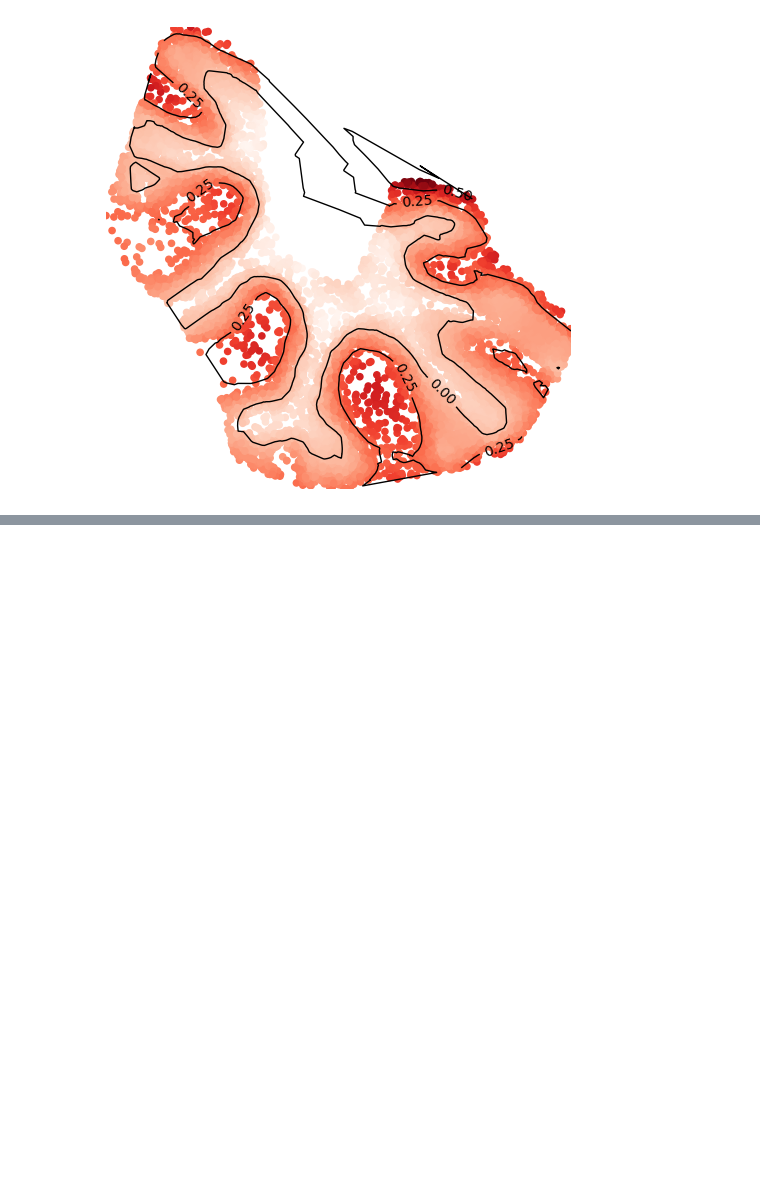
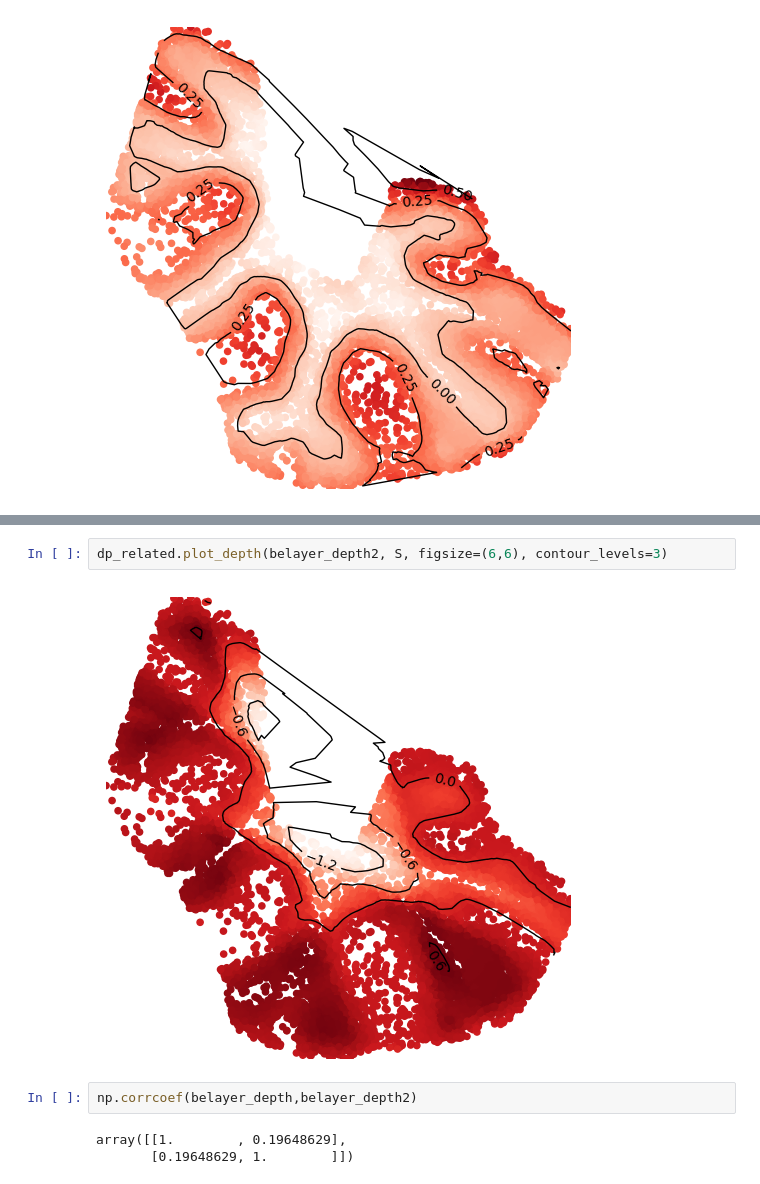
Before and after one commit to raphael-group/GASTON, a Jupyter notebook: example outputs.ipynb, the cells around one changed output, grey strips where cells are left out. Saved outputs shown, nothing was run; the diff lists cells and outputs as text; blank space fills up the shorter version.

```diff
--- a/example outputs.ipynb
+++ b/example outputs.ipynb
@@ -129,0 +178,9 @@ dp_related.plot_depth(belayer_depth, S, figsize=(6,6), contour_levels=3)
+# %%
+dp_related.plot_depth(belayer_depth2, S, figsize=(6,6), contour_levels=3)
+# %% [output]
+[figure, added]
+# %%
+np.corrcoef(belayer_depth,belayer_depth2)
+# %% [output]
+array([[1.        , 0.19648629],
+       [0.19648629, 1.        ]])
```
Also changed, not shown: parts of 5 cells of this notebook, 2 other files.
